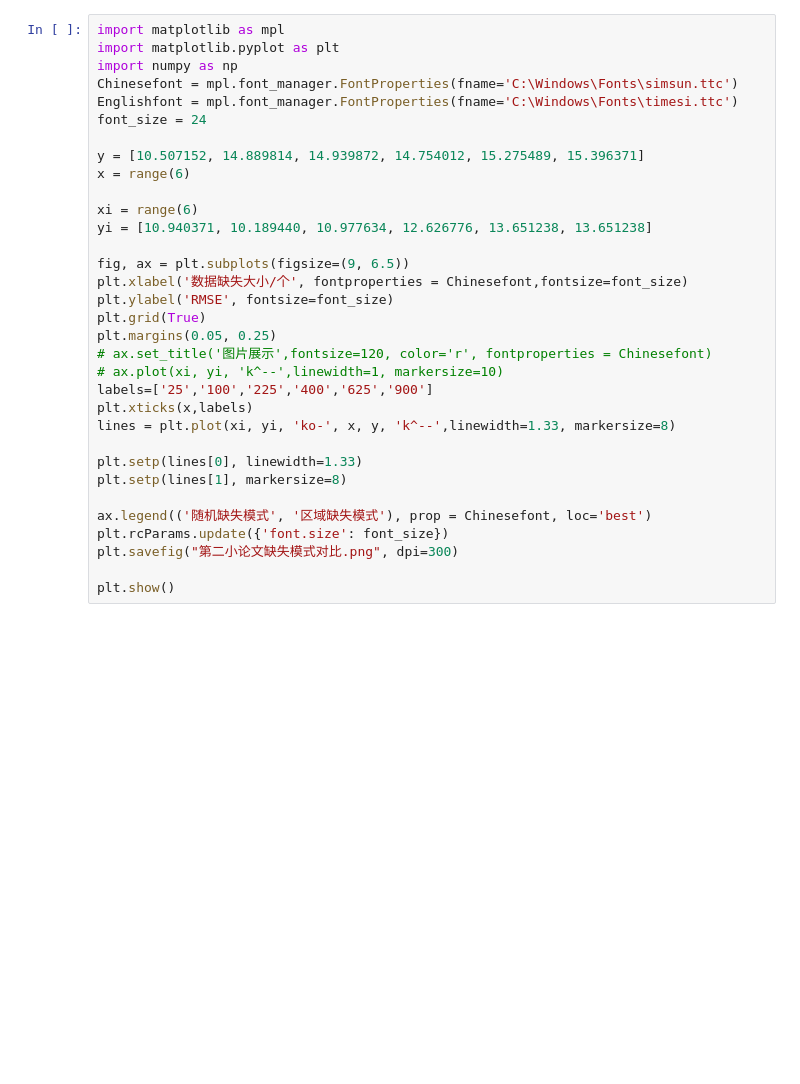
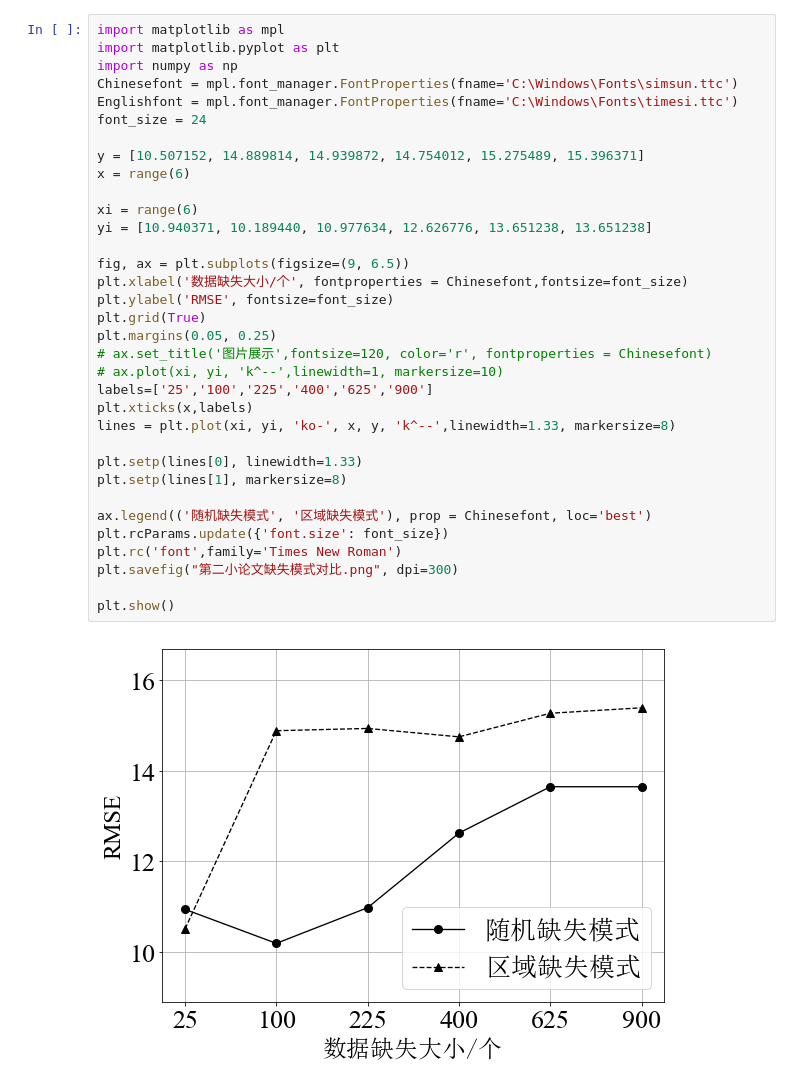
Before and after one commit to theMYang/freedom, a Jupyter notebook: pic/modelPic.ipynb, the cells around one changed output. Saved outputs shown, nothing was run; the diff lists cells and outputs as text; blank space fills up the shorter version.

```diff
--- a/pic/modelPic.ipynb
+++ b/pic/modelPic.ipynb
@@ -197,33 +209,36 @@ import matplotlib.pyplot as plt
 import numpy as np
 Chinesefont = mpl.font_manager.FontProperties(fname='C:\Windows\Fonts\simsun.ttc')
 Englishfont = mpl.font_manager.FontProperties(fname='C:\Windows\Fonts\timesi.ttc')
 font_size = 24
 
 y = [10.507152, 14.889814, 14.939872, 14.754012, 15.275489, 15.396371]
 x = range(6)
 
 xi = range(6)
 yi = [10.940371, 10.189440, 10.977634, 12.626776, 13.651238, 13.651238]
 
 fig, ax = plt.subplots(figsize=(9, 6.5))
 plt.xlabel('数据缺失大小/个', fontproperties = Chinesefont,fontsize=font_size)
 plt.ylabel('RMSE', fontsize=font_size)
 plt.grid(True)
 plt.margins(0.05, 0.25)
 # ax.set_title('图片展示',fontsize=120, color='r', fontproperties = Chinesefont)
 # ax.plot(xi, yi, 'k^--',linewidth=1, markersize=10)
 labels=['25','100','225','400','625','900']
 plt.xticks(x,labels)
 lines = plt.plot(xi, yi, 'ko-', x, y, 'k^--',linewidth=1.33, markersize=8)
 
 plt.setp(lines[0], linewidth=1.33)
 plt.setp(lines[1], markersize=8)
 
 ax.legend(('随机缺失模式', '区域缺失模式'), prop = Chinesefont, loc='best')
 plt.rcParams.update({'font.size': font_size})
+plt.rc('font',family='Times New Roman')
 plt.savefig("第二小论文缺失模式对比.png", dpi=300)
 
 plt.show()
+# %% [output]
+[figure, added]
 # %%
 import matplotlib as mpl
 import matplotlib.pyplot as plt
```
Also changed, not shown: parts of 7 cells of this notebook, 11 other files.
